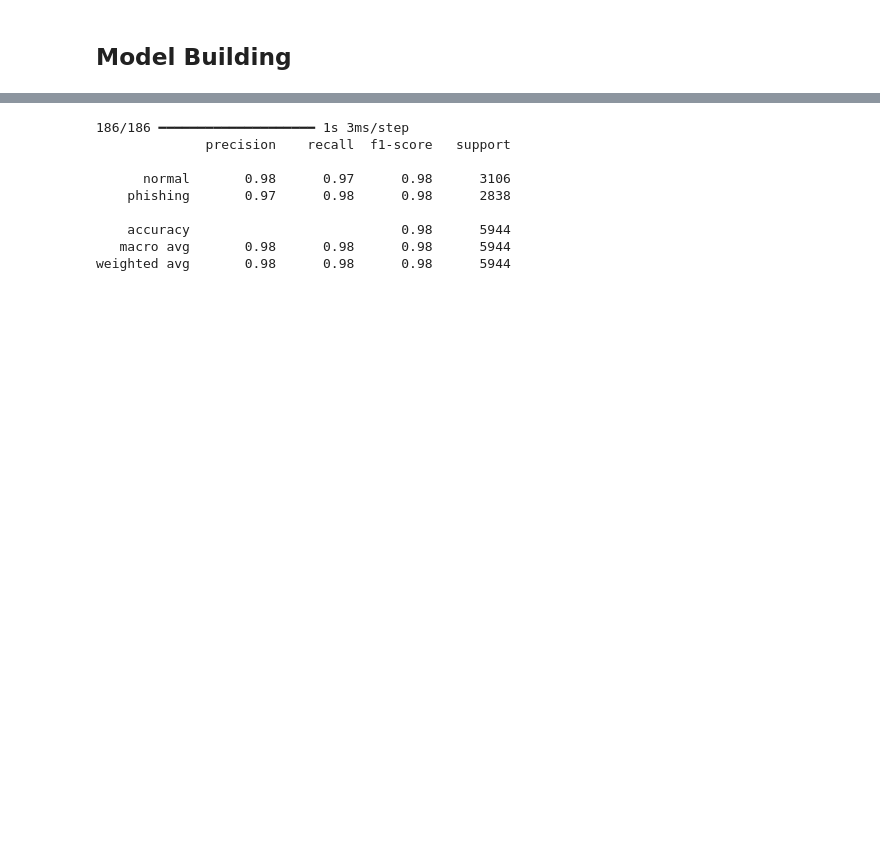
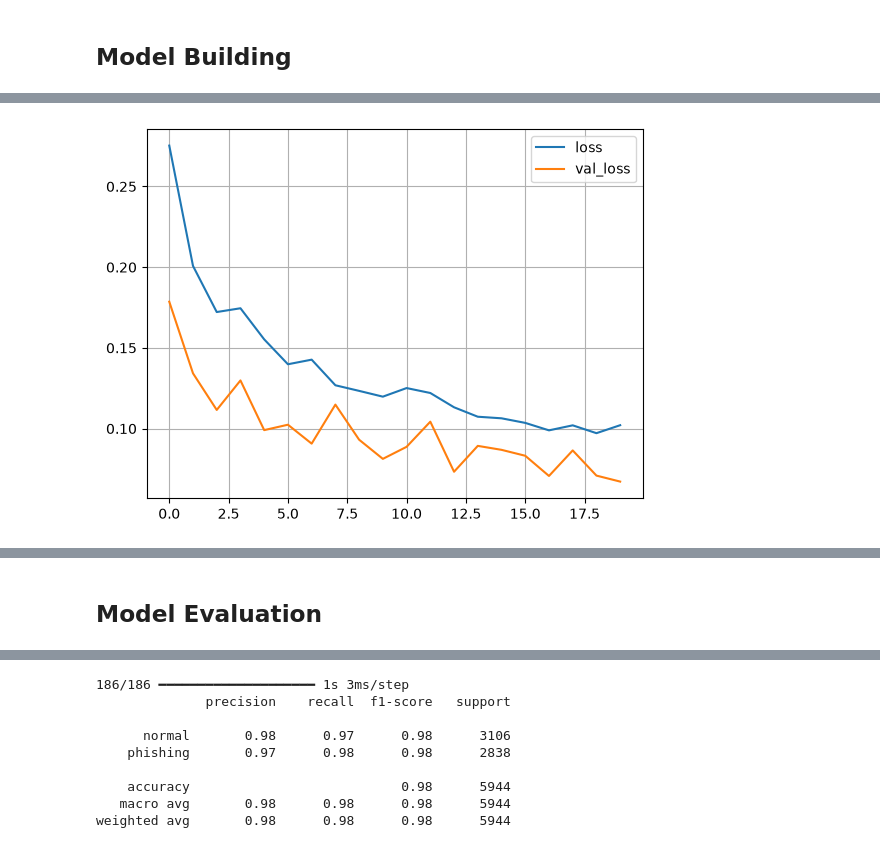
Before and after one commit to ProximaPrism/phishing-detection-with-bert-preprocessing, a Jupyter notebook: model.ipynb, the cells around one changed output, grey strips where cells are left out. Drawn from its saved outputs; the diff is of its cells as text; code cells hidden in the pictures; blank space fills up the shorter version.

```diff
--- a/model.ipynb
+++ b/model.ipynb
@@ -815,0 +768,8 @@ Epoch 20/20
+# %%
+history_df = pd.DataFrame(history.history)
+history_df.loc[:, ['loss', 'val_loss']].plot()
+plt.grid(True)
+plt.show()
+print(f"Minimum Validation Loss: {history_df['val_loss'].min():.4f}")
+# %% [output]
+[figure, added]
@@ -816,3 +777,5 @@ Epoch 20/20
+# %% [markdown]
+## Model Evaluation
 # %%
 X_test_classifier = np.concatenate(
     [
```
Also changed, not shown: parts of 14 cells of this notebook, 4 other files.
